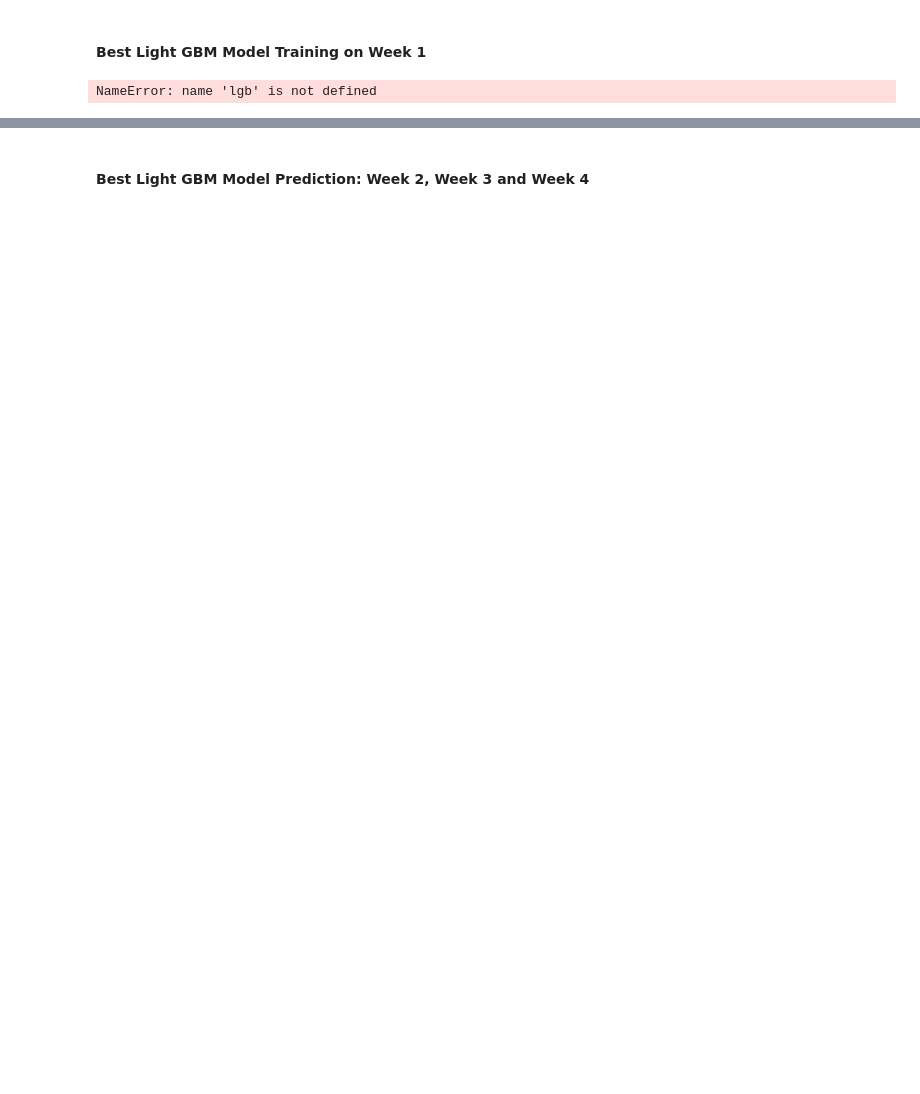
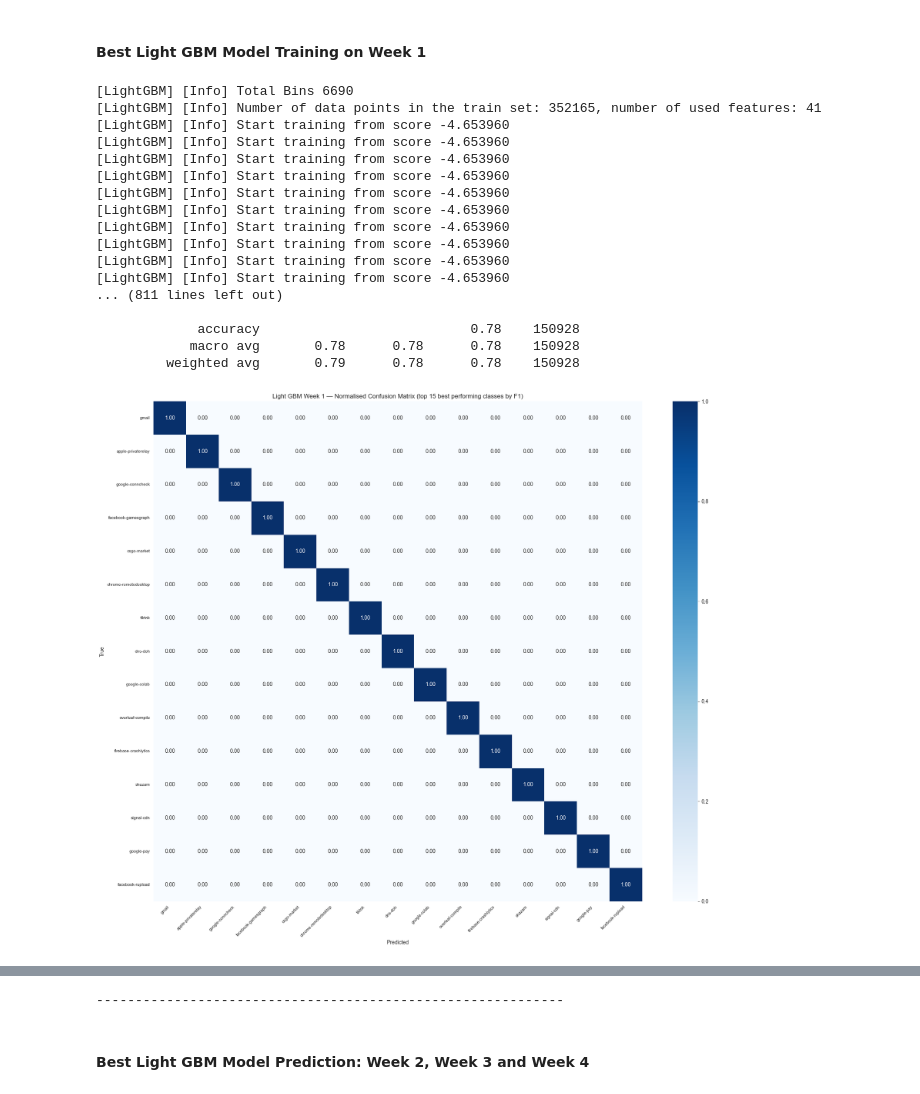
Before and after one commit to ShaneBrodigan/QUIC_Network_Traffic_Identification, a Jupyter notebook: Analysis.ipynb, the cells around one changed output, grey strips where cells are left out. Cells and saved outputs as stored; diff of their text form; code cells hidden in the pictures; blank space fills up the shorter version.

```diff
--- a/Analysis.ipynb
+++ b/Analysis.ipynb
@@ -666,20 +808,22 @@ for trial in top_trials:
         force_col_wise=True,
         class_weight='balanced',
         random_state=42,
-        n_jobs=-1,
-        verbose=-1,
+        n_jobs=10,
+        verbose=1,
     )
     model.fit(
         X_sub_tr, y_sub_tr,
         eval_set=[(X_sub_test, y_sub_test)],
-        callbacks=[lgb.early_stopping(30, verbose=False), lgb.log_evaluation(-1)],
+        callbacks=[lgb.early_stopping(30, verbose=True), lgb.log_evaluation(-1)],
     )
     score = f1_score(y_sub_test, model.predict(X_sub_test), average="macro")
-    results.append((score, trial.number, params, model))
+    results.append((score, trial.number, params))
+    del model
+    gc.collect()
     print(f"Trial {trial.number:>3} | Stage1 F1: {trial.value:.4f} | Stage2 F1: {score:.4f}")
 
 # Best confirmed params
-best_score, best_trial_num, best_params, best_model = max(results, key=lambda x: x[0])
+best_score, best_trial_num, best_params = max(results, key=lambda x: x[0])
 print(f"\nBest confirmed: Trial {best_trial_num} — Stage2 F1: {best_score:.4f}")
 print("Params:", best_params)
 # %% [output]
@@ -696,27 +849,48 @@ Params: {'num_leaves': 118, 'learning_rate': 0.03306378571984226, 'min_child_sam
 # %%
 lightgbm = lgb.LGBMClassifier(
       **best_params,
-      n_estimators=500,
+      n_estimators=300,
       max_bin=255,
       force_col_wise=True,
       class_weight="balanced",
       random_state=42,
-      n_jobs=-1,
-      verbose=-1,
+      n_jobs=10,
+      verbose=1,
   )
+
+timer = Timer()
+
 lightgbm.fit(
       tab_bm_X_train, tab_bm_y_train,
       eval_set=[(tab_bm_X_test, tab_bm_y_test)],
-      callbacks=[lgb.early_stopping(50, verbose=False), lgb.log_evaluation(-1)],
+      callbacks=[lgb.early_stopping(50, verbose=True), lgb.log_evaluation(-1)],
   )
 
 y_pred = lightgbm.predict(tab_bm_X_test)
 
-# Macro F1 â€” your primary metric
-f1 = f1_score(tab_bm_y_test, y_pred, average='macro')
-print(f'Macro F1: {f1:.4f}')
+timer.stop()
 
-# Full breakdown per class
-print(classification_report(tab_bm_y_test, y_pred, zero_division=0))
+lightgbm_results = Evaluate_model(y_true=tab_bm_y_test, y_pred=y_pred, modelname=f'Light GBM Week 1')
+lightgbm_results.get_main_metrics()
+lightgbm_results.get_confusion_matrix(on_top=True, num=15)
+lightgbm_results.get_confusion_matrix(on_top=False, num=15)
+print('------------------------------------------------------------\n')
 # %% [output]
-NameError: name 'lgb' is not defined
+[LightGBM] [Info] Total Bins 6690
+[LightGBM] [Info] Number of data points in the train set: 352165, number of used features: 41
+[LightGBM] [Info] Start training from score -4.653960
+[LightGBM] [Info] Start training from score -4.653960
+[LightGBM] [Info] Start training from score -4.653960
+[LightGBM] [Info] Start training from score -4.653960
+[LightGBM] [Info] Start training from score -4.653960
+[LightGBM] [Info] Start training from score -4.653960
+[LightGBM] [Info] Start training from score -4.653960
+[LightGBM] [Info] Start training from score -4.653960
+[LightGBM] [Info] Start training from score -4.653960
+[LightGBM] [Info] Start training from score -4.653960
+... (811 lines left out)
+
+             accuracy                           0.78    150928
+            macro avg       0.78      0.78      0.78    150928
+         weighted avg       0.79      0.78      0.78    150928
+[figure, added]
@@ -723,3 +898,4 @@ NameError: name 'lgb' is not defined
+------------------------------------------------------------
 # %% [markdown]
 #### Best Light GBM Model Prediction: Week 2, Week 3 and Week 4
 # %%
```
Also changed, not shown: parts of 44 cells of this notebook, 1 other file.
